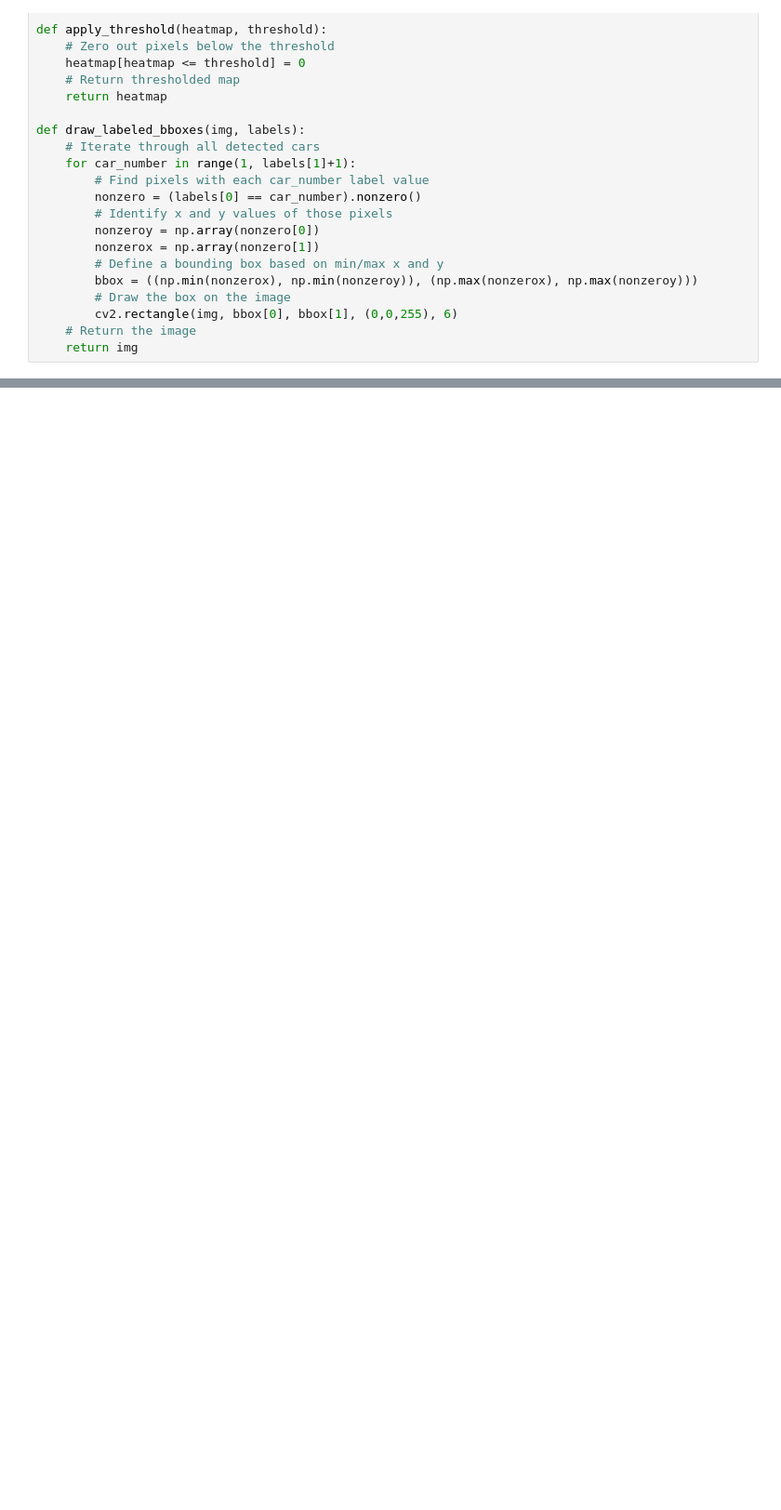
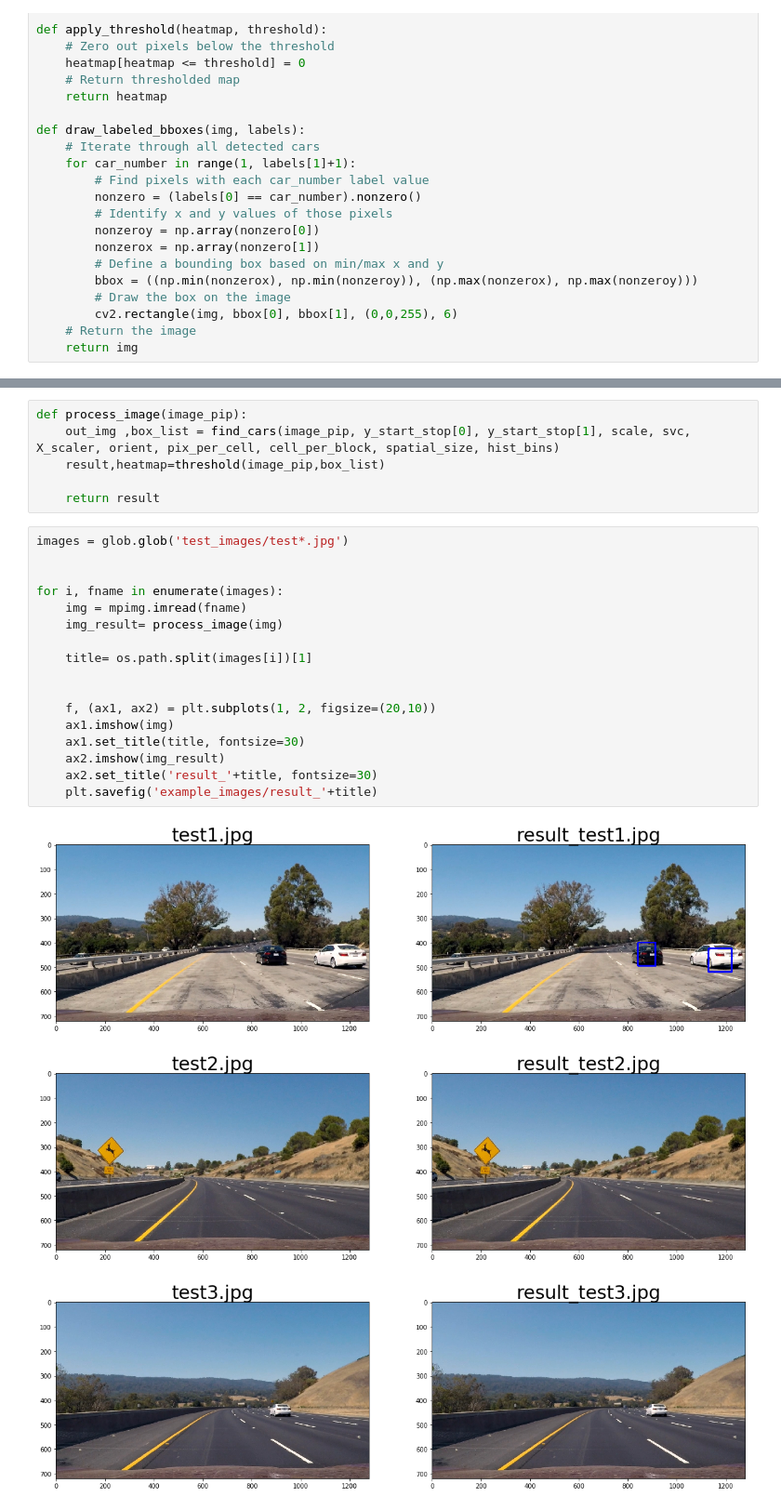
Before and after one commit to kdsian/CarND-P5-Vehicle-Detection, a Jupyter notebook: P5-Vehicle-Detection.ipynb, the cells around one changed output, grey strips where cells are left out. Shown at 93% size. Cells and saved outputs as stored; diff of their text form; blank space fills up the shorter version.

```diff
--- a/P5-Vehicle-Detection.ipynb
+++ b/P5-Vehicle-Detection.ipynb
@@ -1076,0 +406,27 @@ NameError: name 'box_list' is not defined
+# %%
+def process_image(image_pip):
+    out_img ,box_list = find_cars(image_pip, y_start_stop[0], y_start_stop[1], scale, svc, X_scaler, orient, pix_per_cell, cell_per_block, spatial_size, hist_bins)
+    result,heatmap=threshold(image_pip,box_list)
+
+    return result
+# %%
+images = glob.glob('test_images/test*.jpg')
+
+
+for i, fname in enumerate(images):
+    img = mpimg.imread(fname)
+    img_result= process_image(img)
+
+    title= os.path.split(images[i])[1]
+
+
+    f, (ax1, ax2) = plt.subplots(1, 2, figsize=(20,10))
+    ax1.imshow(img)
+    ax1.set_title(title, fontsize=30)
+    ax2.imshow(img_result)
+    ax2.set_title('result_'+title, fontsize=30)
+    plt.savefig('example_images/result_'+title)
+# %% [output]
+[figure, added]
+[figure, added]
+[figure, added]
```
Also changed, not shown: parts of 77 cells of this notebook, 18 other files.
